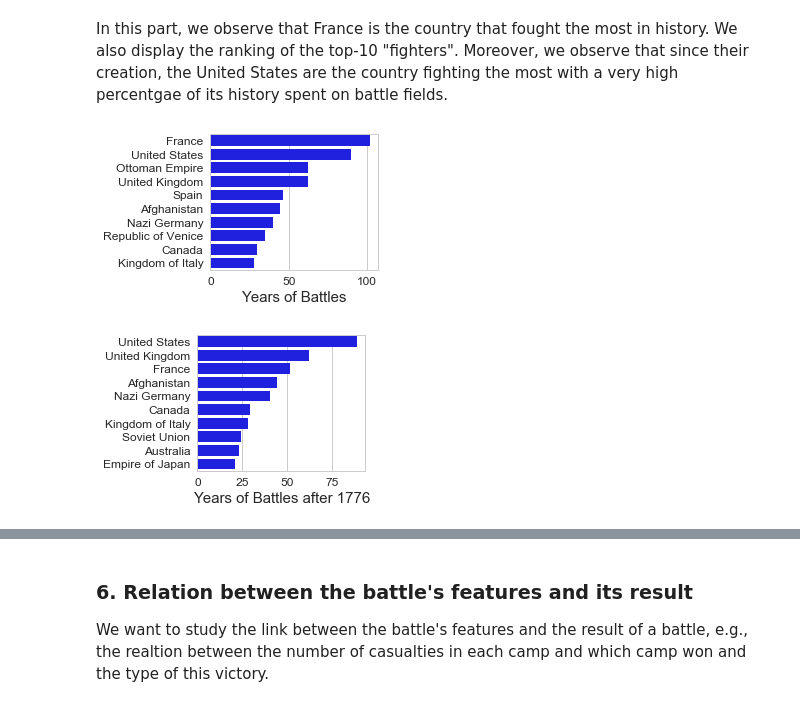
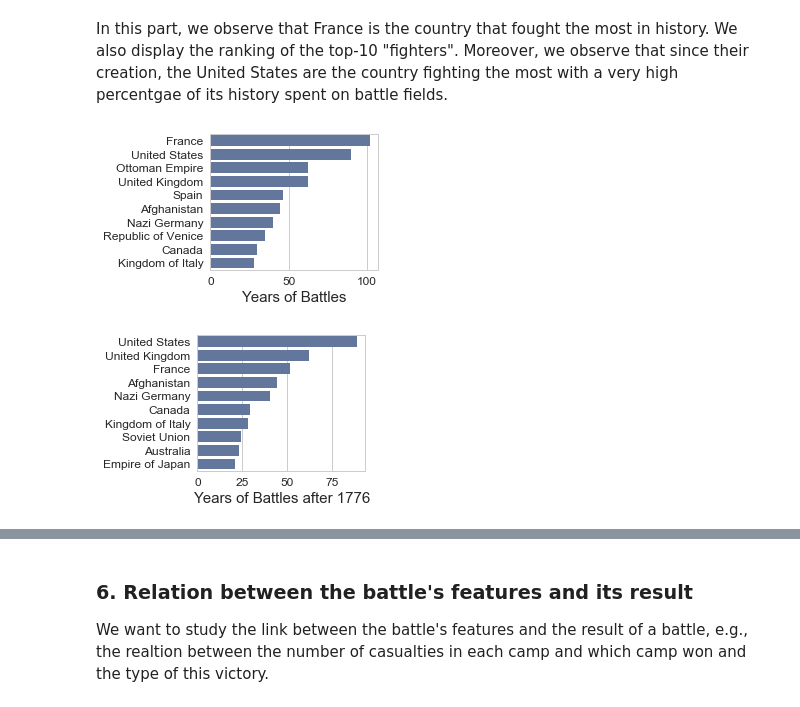
Before and after one commit to ChristianMct/ADA2017-Homeworks, a Jupyter notebook: project/Report_Notebook.ipynb, the cells around one changed output, grey strips where cells are left out. Saved outputs shown, nothing was run; the diff lists cells and outputs as text; code cells hidden in the pictures.

Commit message:
figures color

```diff
--- a/project/Report_Notebook.ipynb
+++ b/project/Report_Notebook.ipynb
@@ -739,39 +739,39 @@ for i,v in enumerate(rank_battles['combatant_list_1']):
             x = re.sub('(Flag of|.svg|.png)', '', x)
 
             if x in count:
                 count[x] += int(rank_battles.iloc[i]['duration'])
             else:
                 count[x] = int(rank_battles.iloc[i]['duration'])
 
             if rank_battles.iloc[i]['year'] > 1775:
                 if x in countModern:
                     countModern[x] += int(rank_battles.iloc[i]['duration'])
                 else:
                     countModern[x] = int(rank_battles.iloc[i]['duration'])
 for k in count.keys():
     count[k] = int(count[k])/365
 sorted_count = sorted(count.items(), key=operator.itemgetter(1), reverse=True)
 
 for kModern in countModern.keys():
     countModern[kModern] = int(countModern[kModern])/365
 sorted_countModern = sorted(countModern.items(), key=operator.itemgetter(1), reverse=True)
 
 key, value = zip(*sorted_count[0:10])
 fig, ax1 = plt.subplots(figsize=(3,2.5))
-ax1 = sns.barplot(y=list(key), x=list(value), color="blue")
+ax1 = sns.barplot(y=list(key), x=list(value), color="#5975A4")
 ax1.set_xlabel("Years of Battles", fontsize=15)
 ax1.tick_params(labelsize=12)
-#fig.savefig('YearsFightingRanking.eps', bbox_inches='tight')
+fig.savefig(FIGURES_FOLDER+'YearsFightingRanking.eps', bbox_inches='tight')
 
 keyModern, valueModern = zip(*sorted_countModern[0:10])
 figModern, ax1 = plt.subplots(figsize=(3,2.5))
-ax1 = sns.barplot(y=list(keyModern), x=list(valueModern), color="blue")
+ax1 = sns.barplot(y=list(keyModern), x=list(valueModern), color="#5975A4")
 ax1.set_xlabel("Years of Battles after 1776", fontsize=15)
 ax1.tick_params(labelsize=12)
-#figModern.savefig('YearsFightingRankingModern.eps', bbox_inches='tight')
+figModern.savefig(FIGURES_FOLDER+'YearsFightingRankingModern.eps', bbox_inches='tight')
 # %% [output]
-[figure, old version]
+[figure, new version]
-[figure, old version]
+[figure, new version]
 # %%
 
 df_USAFights = rank_battles
```
Also changed, not shown: parts of 9 cells of this notebook, 2 other files.
